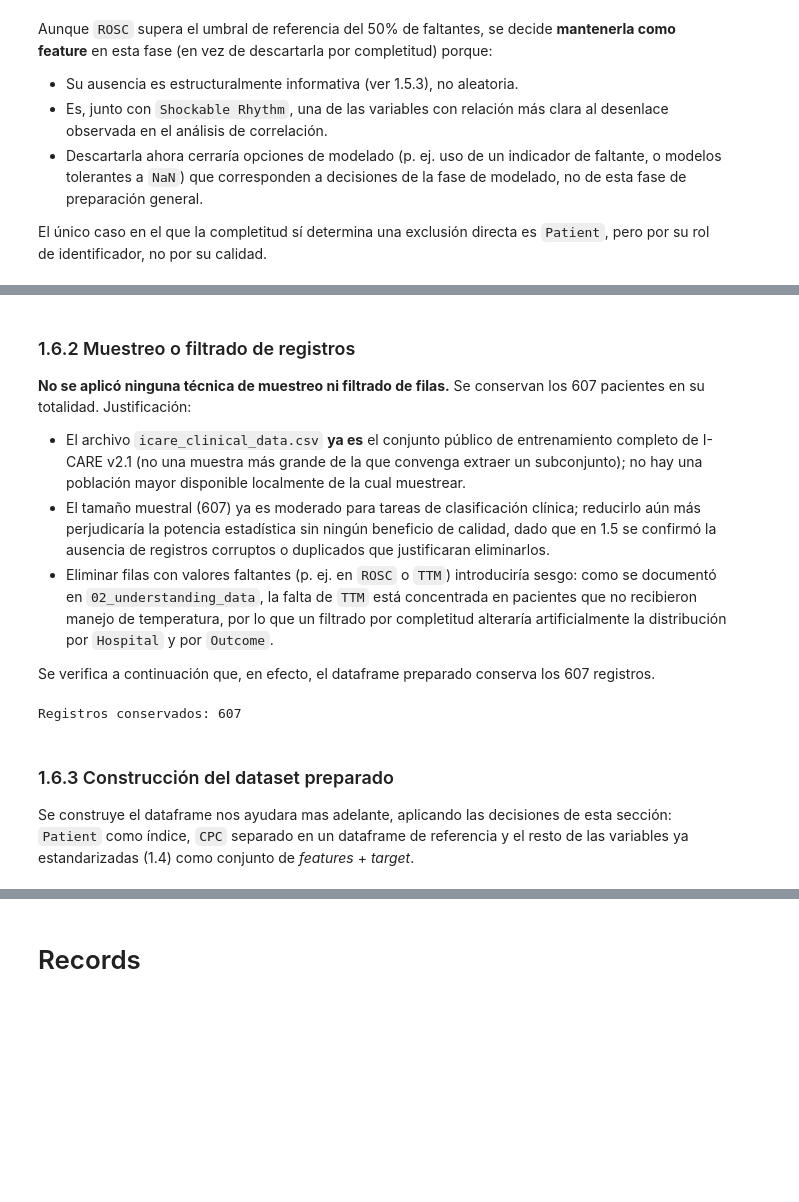
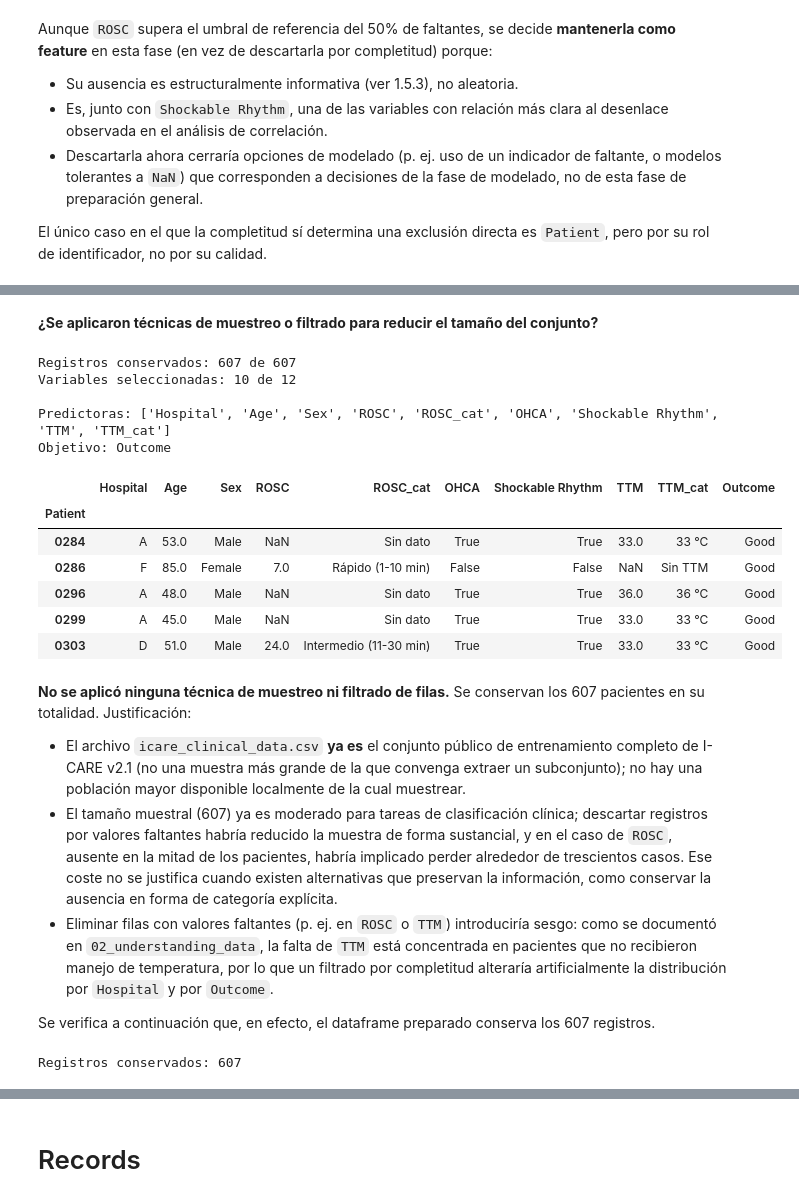
Before and after one commit to AlejandraJaramillo19/mlda-project_, a Jupyter notebook: notebooks/03_data_preparation/03_data_preparation.ipynb, the cells around one changed output, grey strips where cells are left out. Drawn from its saved outputs; the diff is of its cells as text; code cells hidden in the pictures; blank space fills up the shorter version.

```diff
--- a/notebooks/03_data_preparation/03_data_preparation.ipynb
+++ b/notebooks/03_data_preparation/03_data_preparation.ipynb
@@ -2631,24 +2656,3 @@ relación clínica real — un caso clásico de *data leakage*. `CPC` se conserv
 en un dataframe de referencia separado (útil, por ejemplo, para auditar el
 propio proceso de construcción de `Outcome`), pero **no entra al conjunto de
 variables de entrada**.
-# %%
-fig, ax = plt.subplots(figsize=(8, 5))
-
-missing_pct = (clinical_std.isna().mean() * 100).drop(["Outcome"]).sort_values()
-role_colors = {
-    "Patient": COLOR_NEUTRAL,
-    "CPC": COLOR_BAD,
-}
-colors = [role_colors.get(col, COLOR_OK) for col in missing_pct.index]
-
-ax.barh(missing_pct.index, missing_pct.values, color=colors, edgecolor="white")
-ax.axvline(50, color="black", linestyle=":", linewidth=1, label="referencia 50%")
-ax.set_xlabel("% de valores faltantes")
-ax.set_title("Completitud por variable (azul = feature, gris = id, naranja = excluida)")
-ax.legend()
-
-for i, v in enumerate(missing_pct.values):
-    ax.text(v + 0.5, i, f"{v:.1f}%", va="center", fontsize=8)
-
-plt.tight_layout()
-plt.show()
@@ -2671,5 +2832,36 @@ El único caso en el que la completitud sí determina una exclusión directa es
+# %% [markdown]
+**¿Se aplicaron técnicas de muestreo o filtrado para reducir el tamaño del conjunto?**
+# %%
+features = [v for v, (rol, _) in seleccion.items() if rol.startswith('Feature')]
+cols_finales = features + ['Outcome']
+
+clinical_prepared = clinical_std.set_index('Patient')[cols_finales].copy()
+
+print(f"Registros conservados: {len(clinical_prepared)} de {len(clinical_std)}")
+print(f"Variables seleccionadas: {len(cols_finales)} de {len(clinical_std.columns)}")
+print(f"\nPredictoras: {features}")
+print(f"Objetivo: Outcome")
+
+assert len(clinical_prepared) == 607, "Se perdieron registros en la selección"
+assert 'CPC' not in clinical_prepared.columns, "CPC no debe estar en el conjunto final"
+assert clinical_prepared.index.is_unique, "El índice contiene identificadores repetidos"
+
+clinical_prepared.head()
+# %% [output]
+Registros conservados: 607 de 607
+Variables seleccionadas: 10 de 12
+
+Predictoras: ['Hospital', 'Age', 'Sex', 'ROSC', 'ROSC_cat', 'OHCA', 'Shockable Rhythm', 'TTM', 'TTM_cat']
+Objetivo: Outcome
+|  | Hospital | Age | Sex | ROSC | ROSC_cat | OHCA | Shockable Rhythm | TTM | TTM_cat | Outcome |
+| Patient |  |  |  |  |  |  |  |  |  |  |
+| 0284 | A | 53.0 | Male | NaN | Sin dato | True | True | 33.0 | 33 °C | Good |
+| 0286 | F | 85.0 | Female | 7.0 | Rápido (1-10 min) | False | False | NaN | Sin TTM | Good |
+| 0296 | A | 48.0 | Male | NaN | Sin dato | True | True | 36.0 | 36 °C | Good |
+| 0299 | A | 45.0 | Male | NaN | Sin dato | True | True | 33.0 | 33 °C | Good |
+| 0303 | D | 51.0 | Male | 24.0 | Intermedio (11-30 min) | True | True | 33.0 | 33 °C | Good |
 # %% [markdown]
-### 1.6.2 Muestreo o filtrado de registros
+
 
 **No se aplicó ninguna técnica de muestreo ni filtrado de filas.** Se
 conservan los 607 pacientes en su totalidad. Justificación:
@@ -2679,9 +2871,7 @@ conservan los 607 pacientes en su totalidad. Justificación:
   convenga extraer un subconjunto); no hay una población mayor disponible
   localmente de la cual muestrear.
 - El tamaño muestral (607) ya es moderado para tareas de clasificación
-  clínica; reducirlo aún más perjudicaría la potencia estadística sin
-  ningún beneficio de calidad, dado que en 1.5 se confirmó la ausencia de
-  registros corruptos o duplicados que justificaran eliminarlos.
+  clínica; descartar registros por valores faltantes habría reducido la muestra de forma sustancial, y en el caso de `ROSC`, ausente en la mitad de los pacientes, habría implicado perder alrededor de trescientos casos. Ese coste no se justifica cuando existen alternativas que preservan la información, como conservar la ausencia en forma de categoría explícita.
 - Eliminar filas con valores faltantes (p. ej. en `ROSC` o `TTM`) introduciría
   sesgo: como se documentó en `02_understanding_data`, la falta de `TTM` está
   concentrada en pacientes que no recibieron manejo de temperatura, por lo
@@ -2695,10 +2885,3 @@ assert clinical_std.shape[0] == 607, "Se esperaba conservar los 607 pacientes."
 print("Registros conservados:", clinical_std.shape[0])
 # %% [output]
 Registros conservados: 607
-# %% [markdown]
-### 1.6.3 Construcción del dataset preparado
-
-Se construye el dataframe nos ayudara mas adelante, aplicando
-las decisiones de esta sección: `Patient` como índice, `CPC` separado en un
-dataframe de referencia y el resto de las variables ya estandarizadas (1.4)
-como conjunto de *features* + *target*.
```
Also changed, not shown: parts of 29 cells of this notebook.
